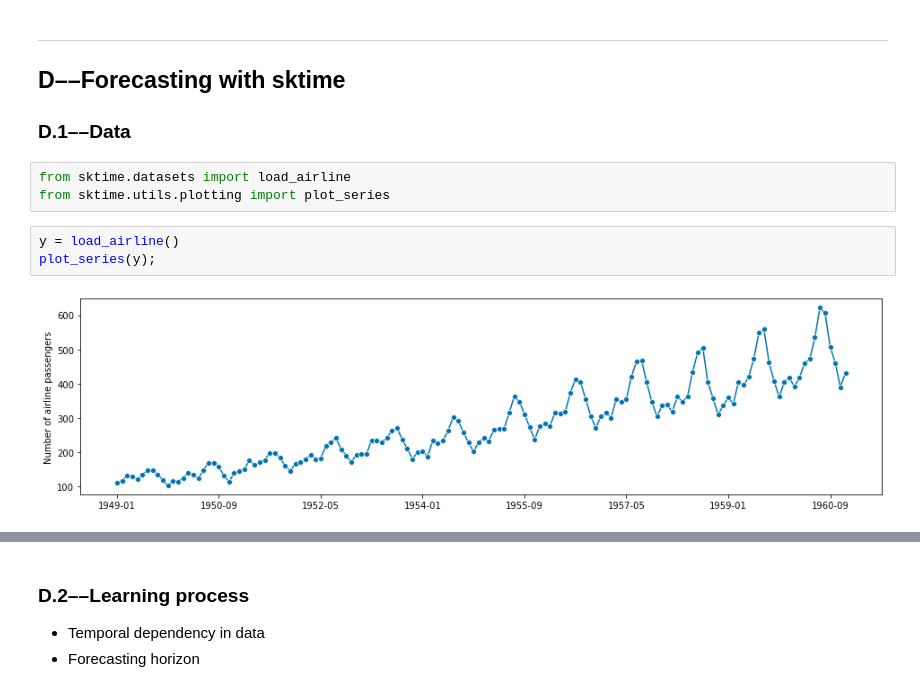
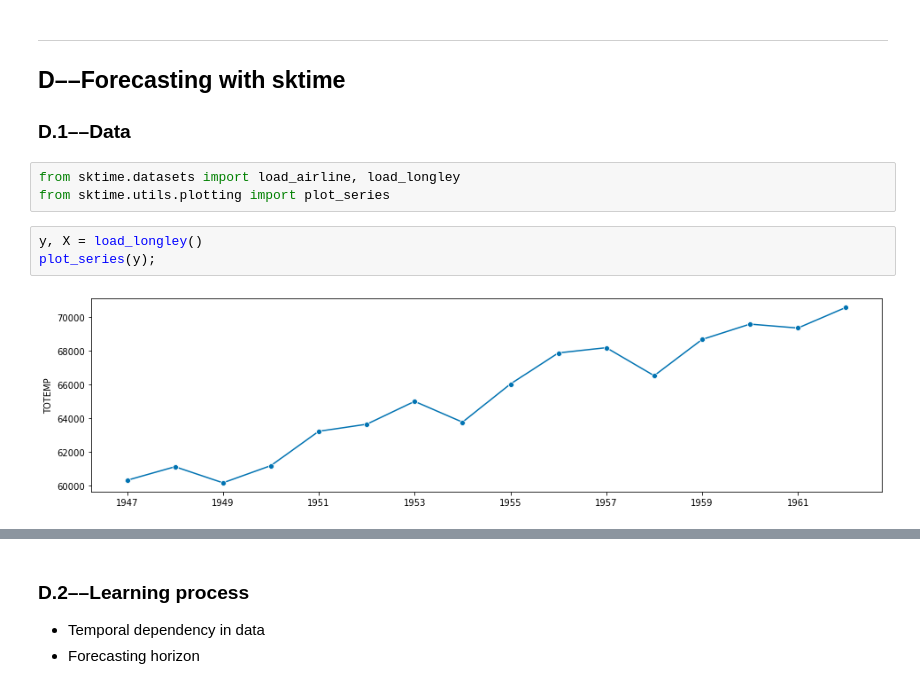
Before and after one commit to sktime/sktime-workshops, a Jupyter notebook: sktime-intro.ipynb, the cells around one changed output, grey strips where cells are left out. Cells and saved outputs as stored; diff of their text form.

```diff
--- a/sktime-intro.ipynb
+++ b/sktime-intro.ipynb
@@ -216,10 +217,10 @@ from sktime.utils import all_estimators
 
 ### D.1––Data
 # %%
-from sktime.datasets import load_airline
+from sktime.datasets import load_airline, load_longley
 from sktime.utils.plotting import plot_series
 # %%
-y = load_airline()
+y, X = load_longley()
 plot_series(y);
 # %% [output]
-[figure, old version]
+[figure, new version]
```
Also changed, not shown: parts of 31 cells of this notebook.
